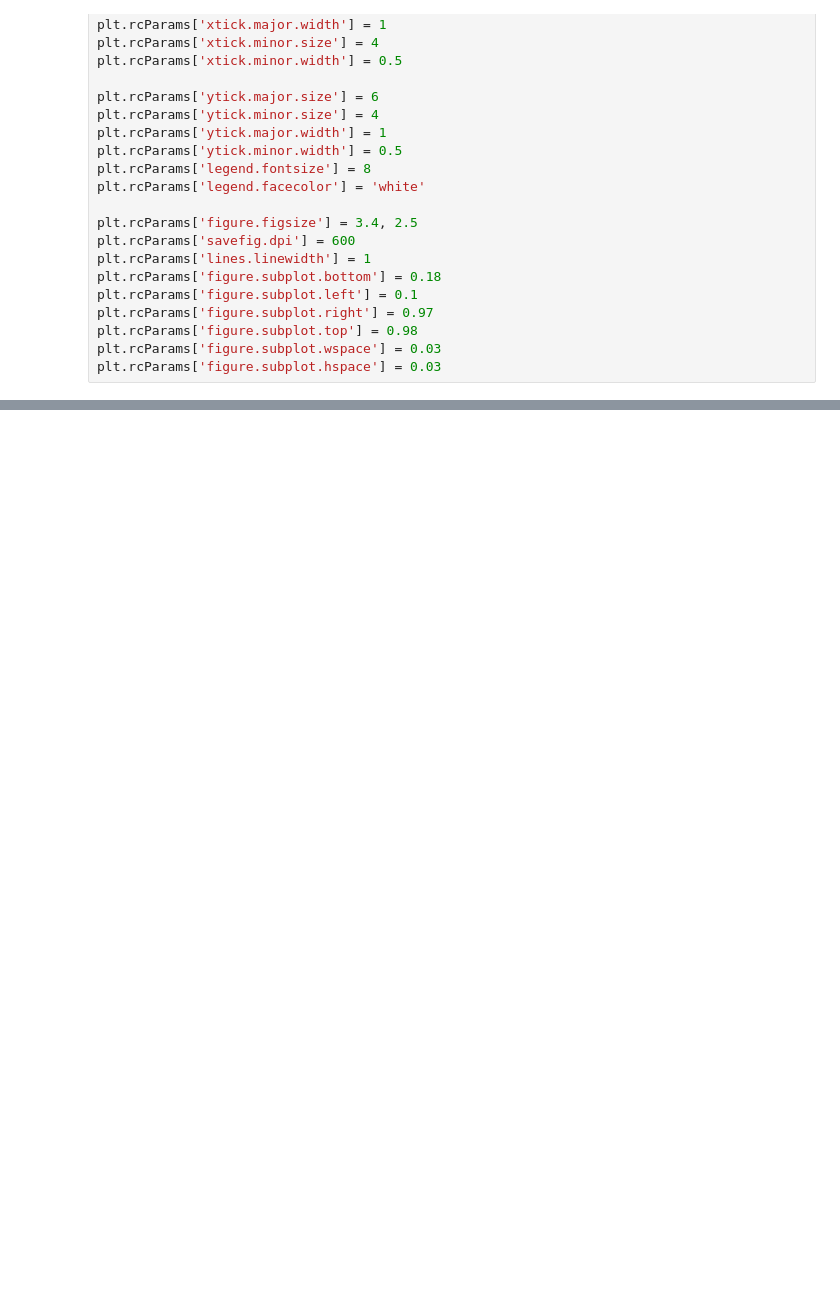
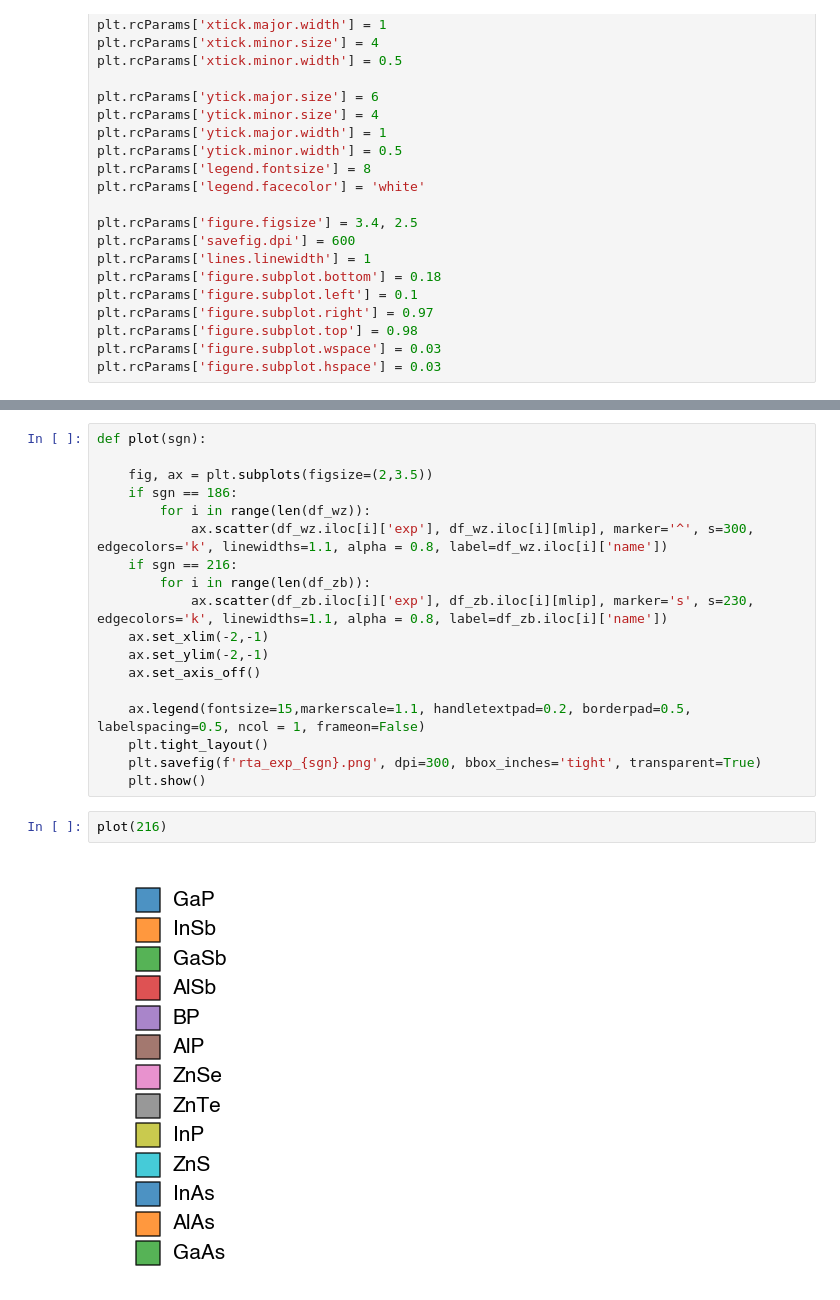
Before and after one commit to bffntocffn/LTC3, a Jupyter notebook: example/test.ipynb, the cells around one changed output, grey strips where cells are left out. Saved outputs shown, nothing was run; the diff lists cells and outputs as text; blank space fills up the shorter version.

```diff
--- a/example/test.ipynb
+++ b/example/test.ipynb
@@ -89,0 +106,22 @@ for x, y, lbl in zip(df_wz['exp'], df_wz['omni-omat24'], df_wz['name']):
+# %%
+def plot(sgn):
+
+    fig, ax = plt.subplots(figsize=(2,3.5))
+    if sgn == 186:
+        for i in range(len(df_wz)):
+            ax.scatter(df_wz.iloc[i]['exp'], df_wz.iloc[i][mlip], marker='^', s=300, edgecolors='k', linewidths=1.1, alpha = 0.8, label=df_wz.iloc[i]['name'])
+    if sgn == 216:
+        for i in range(len(df_zb)):
+            ax.scatter(df_zb.iloc[i]['exp'], df_zb.iloc[i][mlip], marker='s', s=230, edgecolors='k', linewidths=1.1, alpha = 0.8, label=df_zb.iloc[i]['name'])
+    ax.set_xlim(-2,-1)
+    ax.set_ylim(-2,-1)
+    ax.set_axis_off()
+
+    ax.legend(fontsize=15,markerscale=1.1, handletextpad=0.2, borderpad=0.5, labelspacing=0.5, ncol = 1, frameon=False)
+    plt.tight_layout()
+    plt.savefig(f'rta_exp_{sgn}.png', dpi=300, bbox_inches='tight', transparent=True)
+    plt.show()
+# %%
+plot(216)
+# %% [output]
+[figure, added]
```
Also changed, not shown: parts of 3 cells of this notebook, 9 other files.
